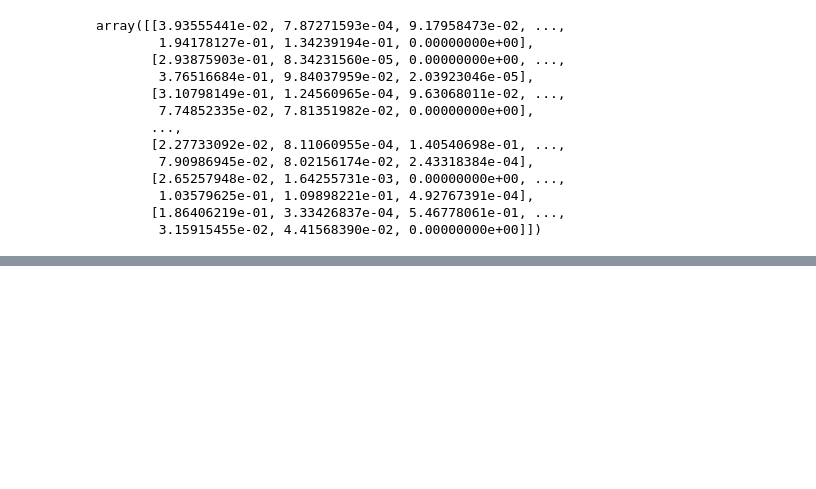
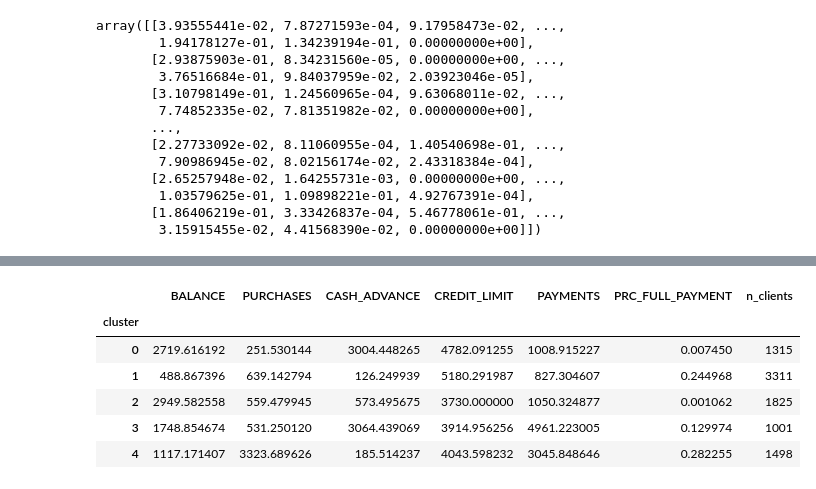
Before and after one commit to Daniel-ASG/Course_Classes, a Jupyter notebook: Clustering_extraindo_padrões_de_dados.ipynb, the cells around one changed output, grey strips where cells are left out. Drawn from its saved outputs; the diff is of its cells as text; code cells hidden in the pictures; blank space fills up the shorter version.

```diff
--- a/Clustering_extraindo_padrões_de_dados.ipynb
+++ b/Clustering_extraindo_padrões_de_dados.ipynb
@@ -34,0 +223,14 @@ array([[3.93555441e-02, 7.87271593e-04, 9.17958473e-02, ...,
+# %%
+description = dataframe.groupby('cluster')[['BALANCE', 'PURCHASES', 'CASH_ADVANCE','CREDIT_LIMIT', 'PAYMENTS', 'PRC_FULL_PAYMENT']]
+n_clients = description.size()
+description = description.mean()
+description['n_clients'] = n_clients
+description
+# %% [output]
+|  | BALANCE | PURCHASES | CASH_ADVANCE | CREDIT_LIMIT | PAYMENTS | PRC_FULL_PAYMENT | n_clients |
+| cluster |  |  |  |  |  |  |  |
+| 0 | 2719.616192 | 251.530144 | 3004.448265 | 4782.091255 | 1008.915227 | 0.007450 | 1315 |
+| 1 | 488.867396 | 639.142794 | 126.249939 | 5180.291987 | 827.304607 | 0.244968 | 3311 |
+| 2 | 2949.582558 | 559.479945 | 573.495675 | 3730.000000 | 1050.324877 | 0.001062 | 1825 |
+| 3 | 1748.854674 | 531.250120 | 3064.439069 | 3914.956256 | 4961.223005 | 0.129974 | 1001 |
+| 4 | 1117.171407 | 3323.689626 | 185.514237 | 4043.598232 | 3045.848646 | 0.282255 | 1498 |
```
Also changed, not shown: parts of 23 cells of this notebook.
